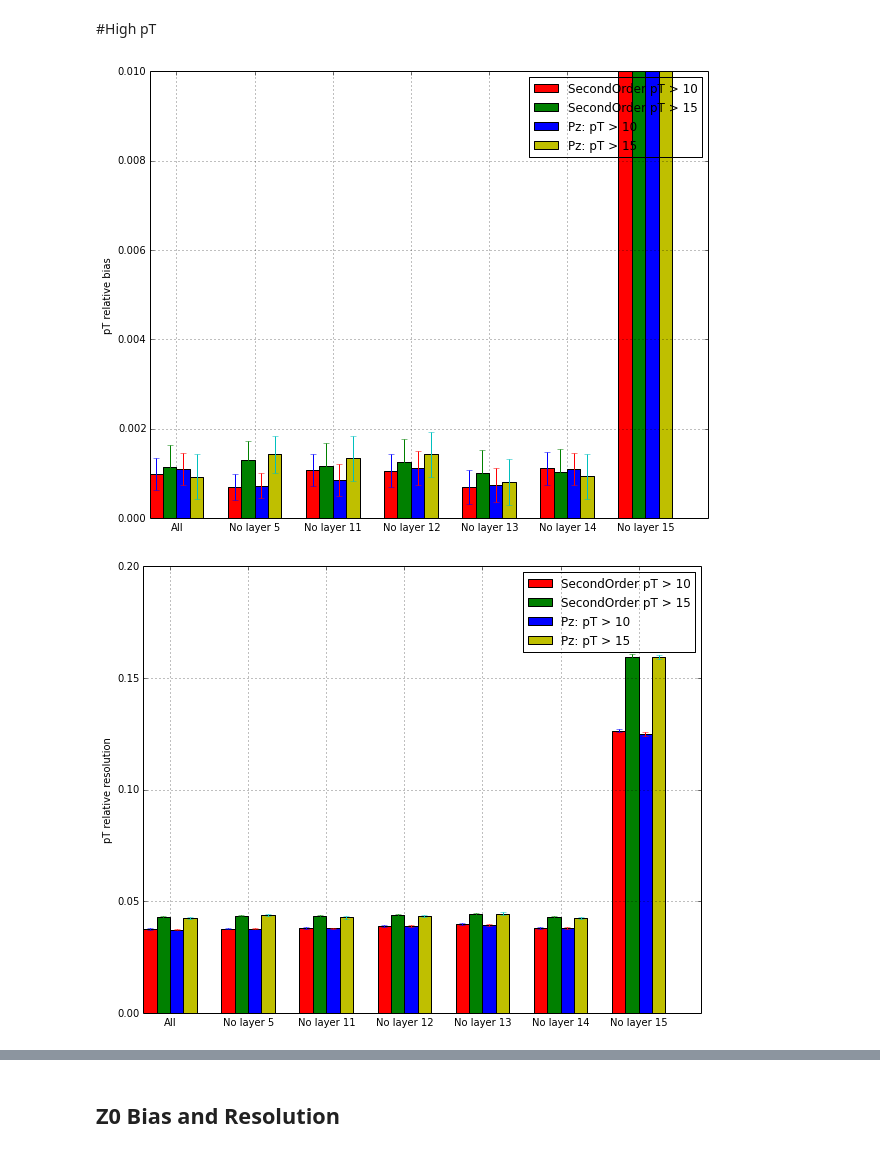
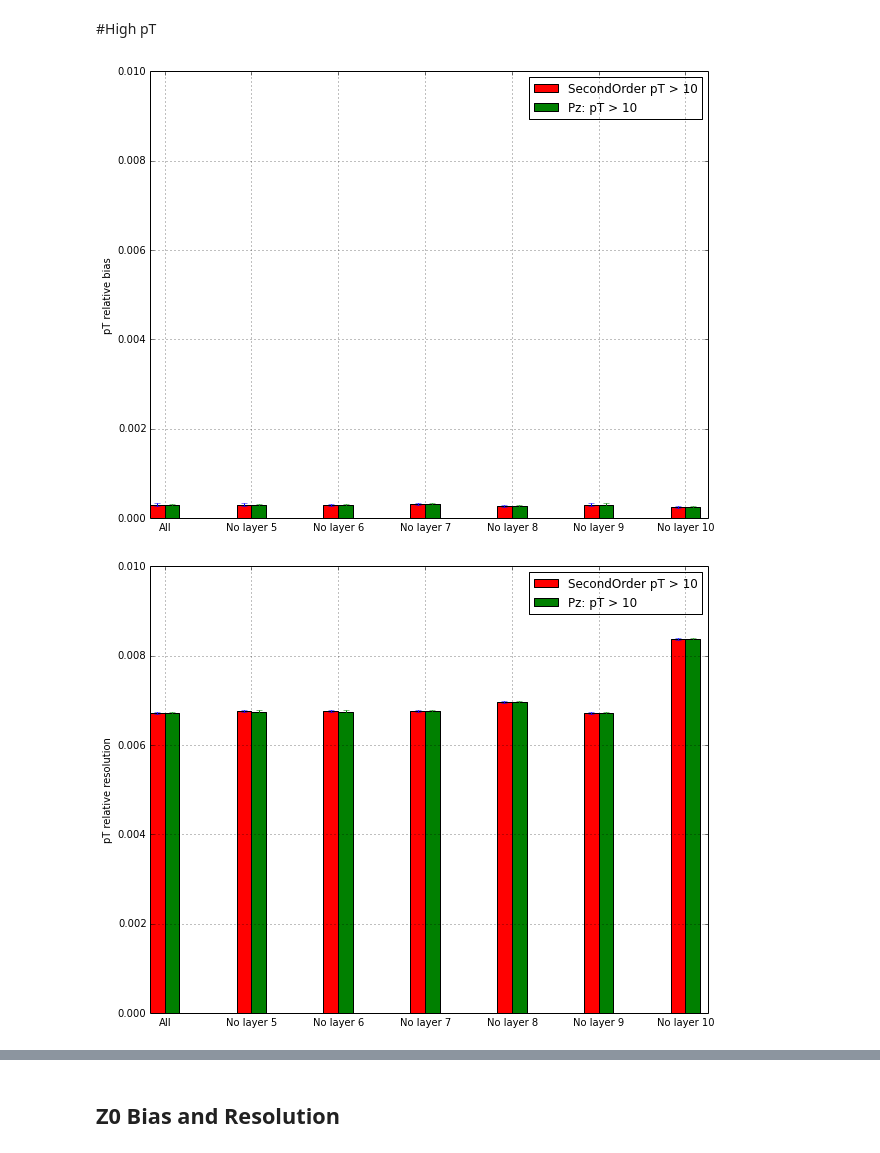
Before and after one commit to demattia/Notebooks, a Jupyter notebook: LinearizedTrackFitting/ResolutionsAllRegions.ipynb, the cells around one changed output, grey strips where cells are left out. Drawn from its saved outputs; the diff is of its cells as text; code cells hidden in the pictures.

```diff
--- a/LinearizedTrackFitting/ResolutionsAllRegions.ipynb
+++ b/LinearizedTrackFitting/ResolutionsAllRegions.ipynb
@@ -17,7 +17,7 @@ import pylab
 %matplotlib inline
 pylab.rcParams['figure.figsize'] = (10.0, 8.0)
 # %%
-region = "9"
+region = "1"
 
 layers_list = []
 if region == "1":
@@ -42,30 +42,37 @@ elif region == "9":
 
 f_name = "/linearFitterHistograms.root"
 
-base_dir = "/Users/demattia/RemoteProjects/Test/NewConstants/ConstantsProduction/"
+# base_dir = "/Users/demattia/RemoteProjects/Test/NewConstants/ConstantsProduction/"
+# base_dir = "/Users/demattia/RemoteProjects/LinearizedTrackFit/LinearizedTrackFit/python/ConstantsProduction/"
+base_dir = "/Users/demattia/RemoteProjects/LinearizedTrackFit/LinearizedTrackFit/python/ConstantsProduction/"
+
+base_dir_new = "/Users/demattia/RemoteProjects/LinearizedTrackFit/LinearizedTrackFit/python/ConstantsProduction_New/"
 
 base_z = []
-base_z.append(base_dir+"Combinations_Longitudinal/Region_"+region+"_")
-base_z.append(base_dir+"Combinations_Longitudinal_Rz/Region_"+region+"_")
-base_z.append(base_dir+"Combinations_Longitudinal_SecondOrder/Region_"+region+"_")
+# base_z.append(base_dir+"Combinations_Longitudinal/Region_"+region+"_")
+# base_z.append(base_dir+"Combinations_Longitudinal_Rz/Region_"+region+"_")
+# base_z.append(base_dir+"Combinations_Longitudinal_SecondOrder/Region_"+region+"_")
 base_z.append(base_dir+"Combinations_Longitudinal_Rz_SecondOrder/Region_"+region+"_")
+base_z.append(base_dir_new+"Combinations_Longitudinal_Rz_SecondOrder/Region_"+region+"_")
 legend_names_z = ("First order (z)", "First order (Rz)", "Second order (z)", "Second order (Rz)")
 
 # Low pT
 base_low_pt = []
 base_low_pt.append(base_dir+"Combinations_Transverse_SecondOrder_2_10/Region_"+region+"_")
-base_low_pt.append(base_dir+"Combinations_Transverse_SecondOrder_2_15/Region_"+region+"_")
-base_low_pt.append(base_dir+"Combinations_Transverse_Pz_2_10/Region_"+region+"_")
-base_low_pt.append(base_dir+"Combinations_Transverse_Pz_2_15/Region_"+region+"_")
-legend_names_low_pt = ("SecondOrder 2 < pT < 10", "SecondOrder 2 < pT < 15", "Pz: 2 < pT < 10", "Pz: 2 < pT < 15")
+base_low_pt.append(base_dir_new+"Combinations_Transverse_SecondOrder_2_10/Region_"+region+"_")
+# base_low_pt.append(base_dir+"Combinations_Transverse_Pz_2_10/Region_"+region+"_")
+# base_low_pt.append(base_dir+"Combinations_Transverse_SecondOrder_2_15/Region_"+region+"_")
+# base_low_pt.append(base_dir+"Combinations_Transverse_Pz_2_15/Region_"+region+"_")
+legend_names_low_pt = ("SecondOrder 2 < pT < 10", "Pz: 2 < pT < 10", "SecondOrder 2 < pT < 15", "Pz: 2 < pT < 15")
 
 # High pT
 base_high_pt = []
 base_high_pt.append(base_dir+"Combinations_Transverse_SecondOrder_10_more/Region_"+region+"_")
-base_high_pt.append(base_dir+"Combinations_Transverse_SecondOrder_15_more/Region_"+region+"_")
-base_high_pt.append(base_dir+"Combinations_Transverse_Pz_10_more/Region_"+region+"_")
-base_high_pt.append(base_dir+"Combinations_Transverse_Pz_15_more/Region_"+region+"_")
-legend_names_high_pt = ("SecondOrder pT > 10", "SecondOrder pT > 15", "Pz: pT > 10", "Pz: pT > 15")
+base_high_pt.append(base_dir_new+"Combinations_Transverse_SecondOrder_10_more/Region_"+region+"_")
+# base_high_pt.append(base_dir+"Combinations_Transverse_Pz_10_more/Region_"+region+"_")
+# base_high_pt.append(base_dir+"Combinations_Transverse_SecondOrder_15_more/Region_"+region+"_")
+# base_high_pt.append(base_dir+"Combinations_Transverse_Pz_15_more/Region_"+region+"_")
+legend_names_high_pt = ("SecondOrder pT > 10", "Pz: pT > 10", "SecondOrder pT > 15", "Pz: pT > 15")
 # %%
 def fit(input_file_name, name):
     # print input_file_name
@@ -128,7 +135,7 @@ def plot(fitResults, index, y_label, layers_list, legend_names, y_min = 0, y_max
     # add some text for labels, title and axes ticks
     ax.set_ylabel(y_label)
     # ax.set_title('pT relative bias')
-    ax.set_xticks(ind[2])
+    ax.set_xticks(ind[int(len(value)/2)])
     xticklabels = ['All']
     for layer in layers_list:
         xticklabels.append('No layer '+str(layer))
@@ -186,12 +193,12 @@ h, fitResults = fitAll(base_high_pt, f_name, pt_histo, layers_list)
 plt = plot(fitResults, 0, 'pT relative bias', layers_list, legend_names_high_pt, y_max = 0.01)
 plt.show()
 # %% [output]
-[figure, old version]
+[figure, new version]
 # %%
-plt = plot(fitResults, 2, 'pT relative resolution', layers_list, legend_names_high_pt, y_max = 0.2)
+plt = plot(fitResults, 2, 'pT relative resolution', layers_list, legend_names_high_pt, y_max = 0.01)
 plt.show()
 # %% [output]
-[figure, old version]
+[figure, new version]
 # %%
 phi0_histo = "EstimatedParError_summary_phi"
 h, fitResults = fitAll(base_high_pt, f_name, phi0_histo, layers_list)
```
Also changed, not shown: parts of 10 cells of this notebook, 2 other files.
